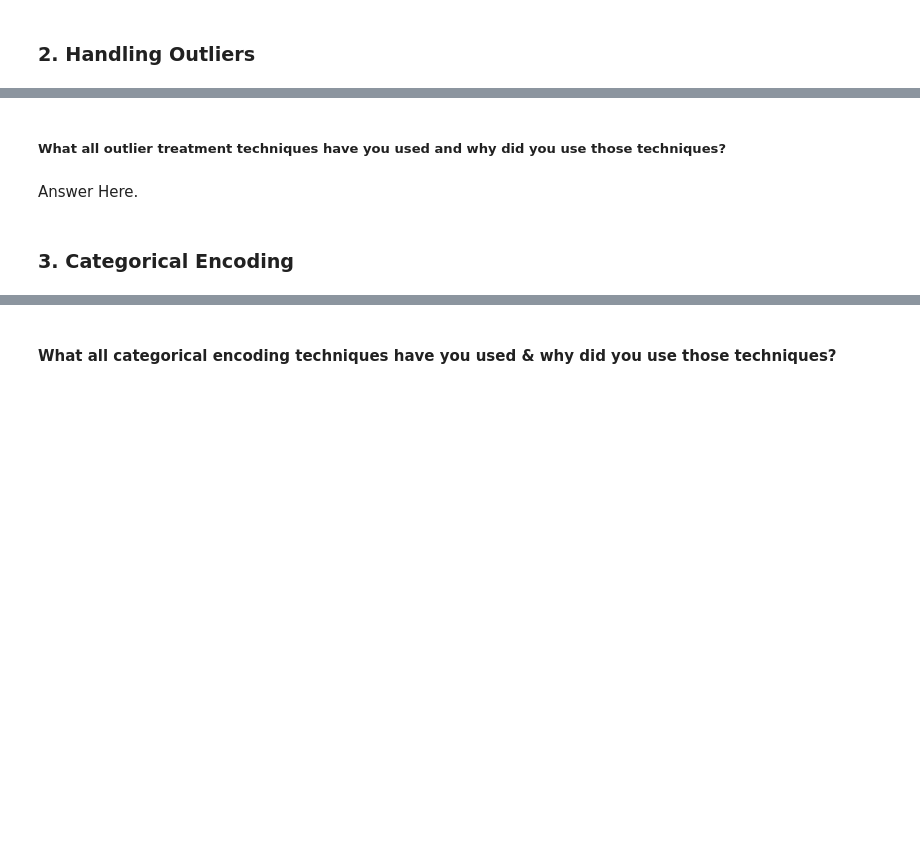
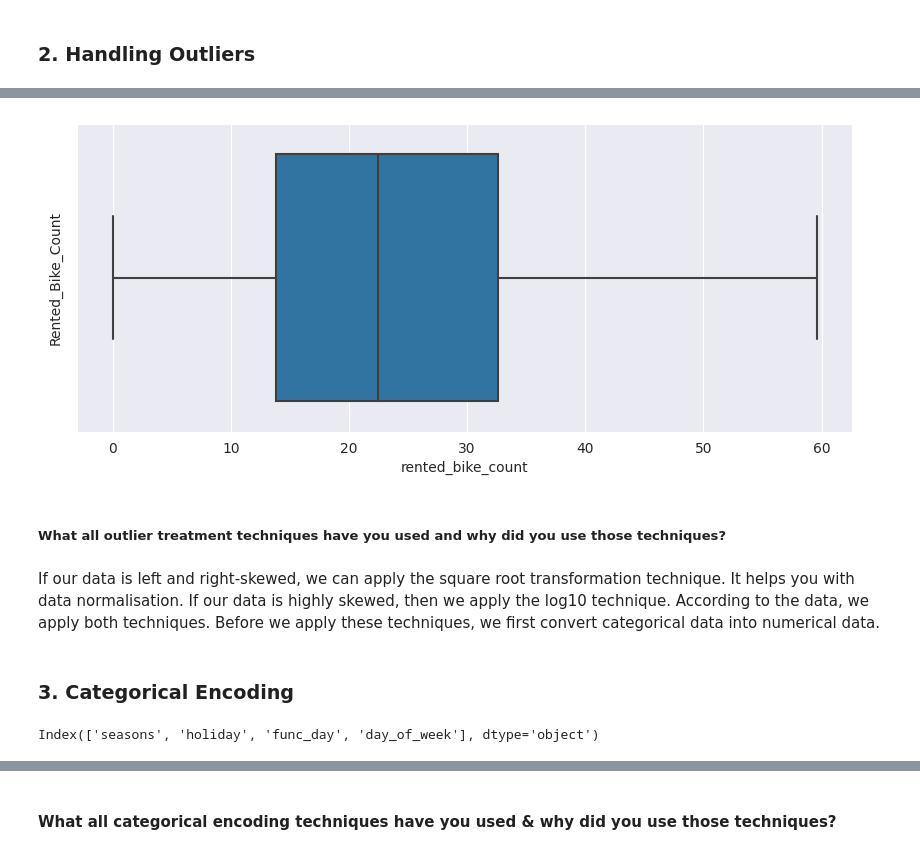
Before and after one commit to Vijaysiraw/ML_Regression_Bike_Sharing_Demand_Prediction, a Jupyter notebook: ML_Regression_Bike_Sharing_Demand_Prediction.ipynb, the cells around one changed output, grey strips where cells are left out. Cells and saved outputs as stored; diff of their text form; code cells hidden in the pictures; blank space fills up the shorter version.

```diff
--- a/ML_Regression_Bike_Sharing_Demand_Prediction.ipynb
+++ b/ML_Regression_Bike_Sharing_Demand_Prediction.ipynb
@@ -804,6 +836,14 @@ Answer Here.
+# %%
+plt.figure(figsize=(10,4))
+
+plt.ylabel('Rented_Bike_Count')
+sns.boxplot(x=np.sqrt(sb['rented_bike_count']))
+plt.show()
+# %% [output]
+[figure, added]
 # %% [markdown]
 ##### What all outlier treatment techniques have you used and why did you use those techniques?
-# %% [markdown]
-Answer Here.
+# %% [markdown]
+If our data is left and right-skewed, we can apply the square root transformation technique. It helps you with data normalisation. If our data is highly skewed, then we apply the log10 technique. According to the data, we apply both techniques. Before we apply these techniques, we first convert categorical data into numerical data.
 # %% [markdown]
 ### 3. Categorical Encoding
@@ -811,0 +852,5 @@ Answer Here.
+# %%
+#find the categorical data type columns
+df.select_dtypes(include='object').columns
+# %% [output]
+Index(['seasons', 'holiday', 'func_day', 'day_of_week'], dtype='object')
```
Also changed, not shown: parts of 59 cells of this notebook.
